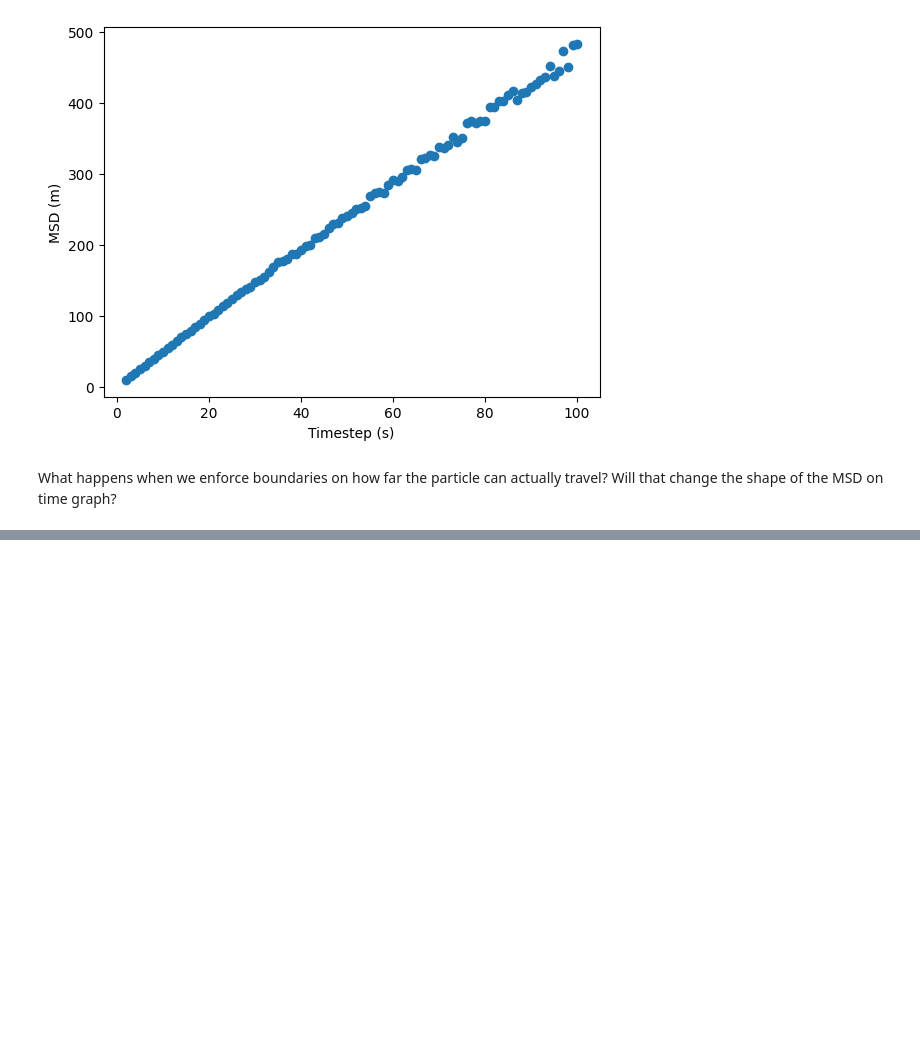
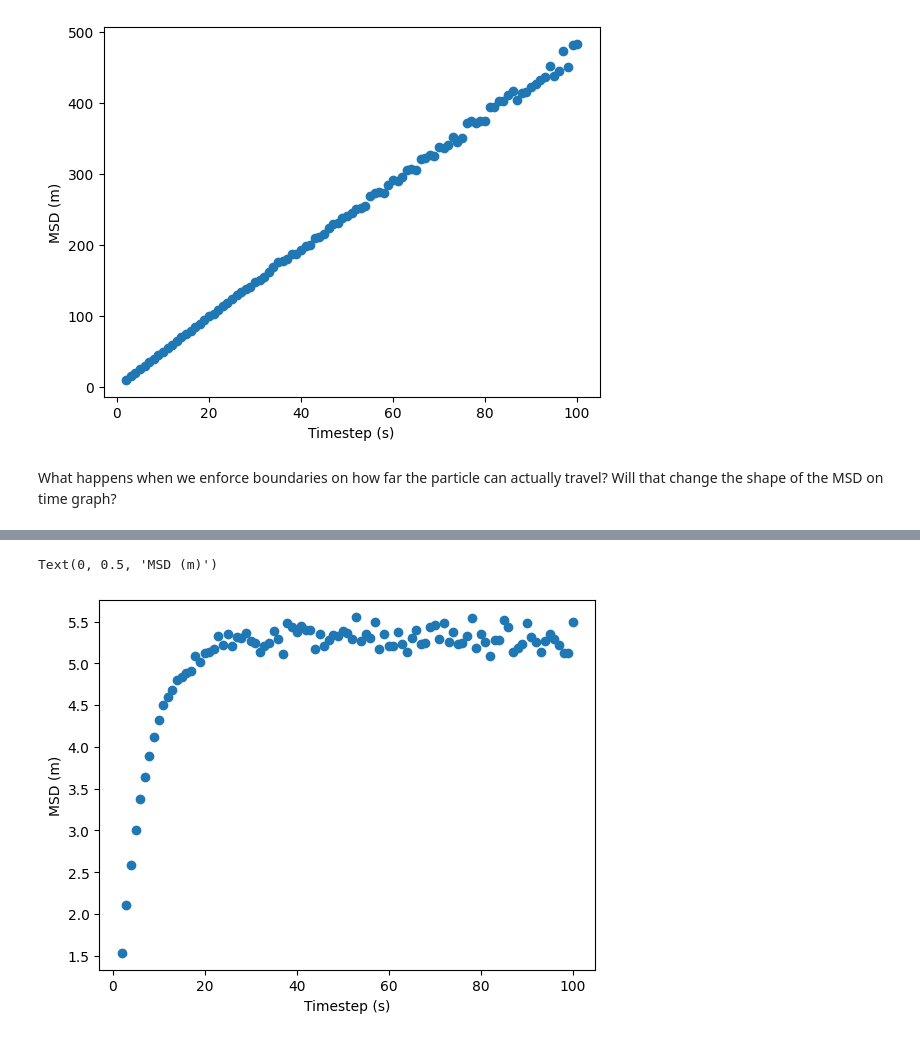
Before and after one commit to hermitian-max/PHYS2020-Brownian-Motion, a Jupyter notebook: simulation.ipynb, the cells around one changed output, grey strips where cells are left out. Drawn from its saved outputs; the diff is of its cells as text; code cells hidden in the pictures; blank space fills up the shorter version.

```diff
--- a/simulation.ipynb
+++ b/simulation.ipynb
@@ -181,0 +212,13 @@ print(trajectory1)
+# %%
+boundary_x = 2
+boundary_y = 2
+
+particle1 = generate_trajectory(100000, np.array([0,0], dtype=float), boundary_x, boundary_y)
+particle1_data = generate_MSD_dataset(100, particle1)
+
+plt.scatter(particle1_data[0], particle1_data[1])
+plt.xlabel('Timestep (s)')
+plt.ylabel('MSD (m)' )
+# %% [output]
+Text(0, 0.5, 'MSD (m)')
+[figure, added]
```
Also changed, not shown: parts of 5 cells of this notebook.
